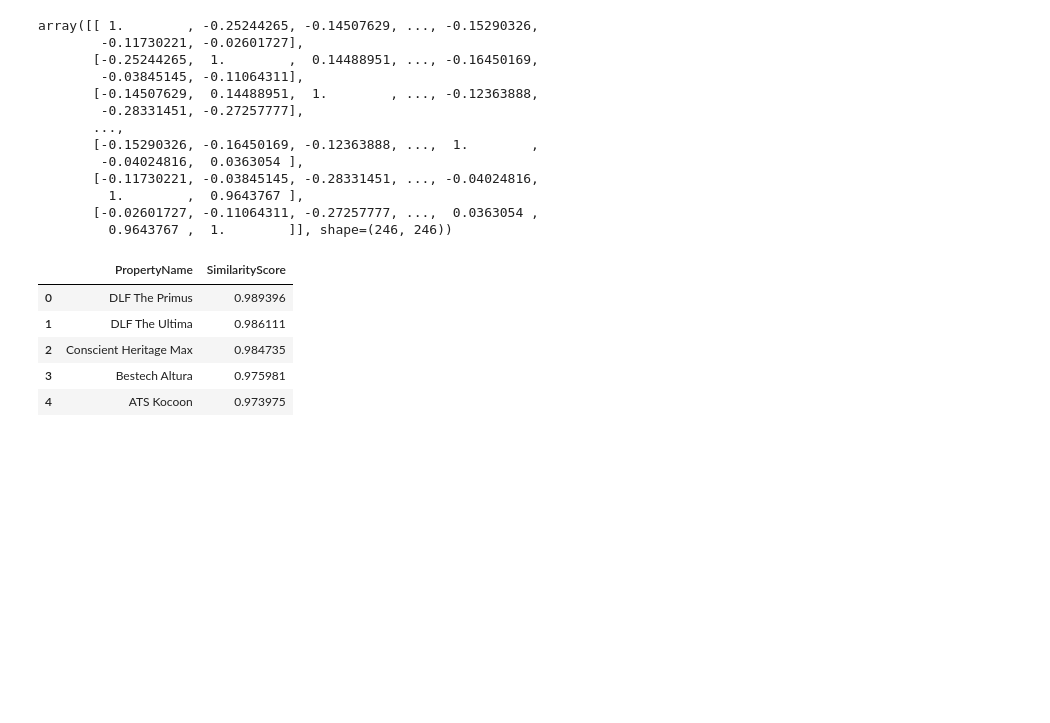
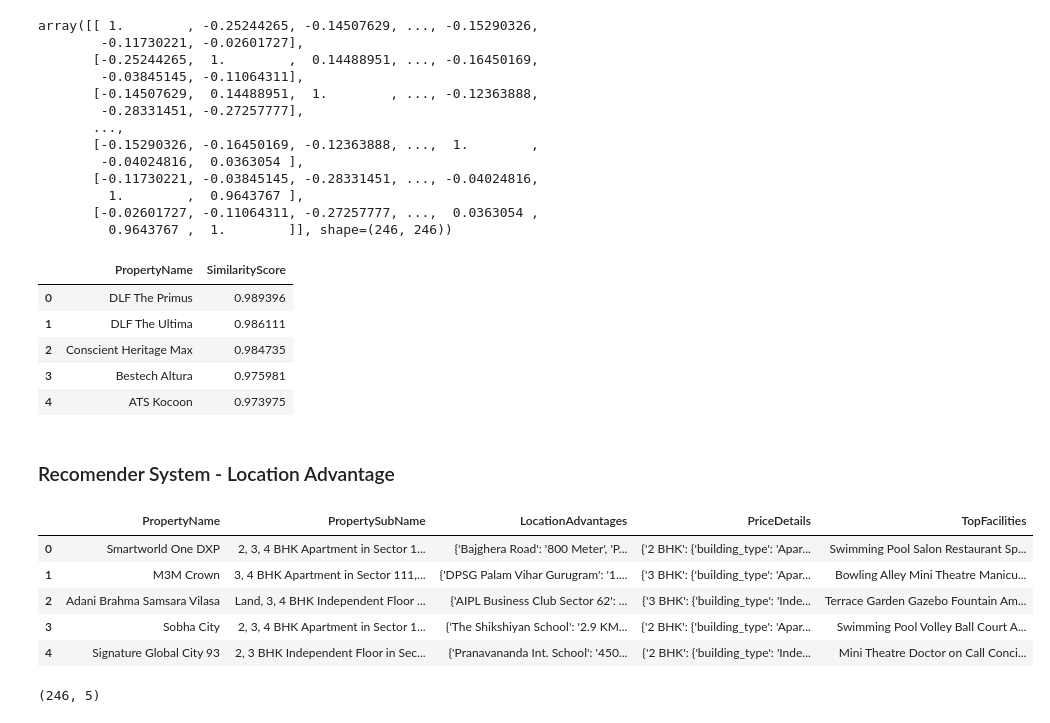
Before and after one commit to akshaypratap008/Real-Estate-Project, a Jupyter notebook: notebooks/recommender-system/1_recommender_system.ipynb, the cells around one changed output. Saved outputs shown, nothing was run; the diff lists cells and outputs as text; code cells hidden in the pictures; blank space fills up the shorter version.

```diff
--- a/notebooks/recommender-system/1_recommender_system.ipynb
+++ b/notebooks/recommender-system/1_recommender_system.ipynb
@@ -679,3 +695,18 @@ def recommend_properties(property_name, cosine_sim = cos_sim1):
     })
 
     return recomendations_df
+# %% [markdown]
+### Recomender System - Location Advantage
+# %%
+df.head()
+# %% [output]
+|  | PropertyName | PropertySubName | LocationAdvantages | PriceDetails | TopFacilities |
+| 0 | Smartworld One DXP | 2, 3, 4 BHK Apartment in Sector 1... | {'Bajghera Road': '800 Meter', 'P... | {'2 BHK': {'building_type': 'Apar... | Swimming Pool Salon Restaurant Sp... |
+| 1 | M3M Crown | 3, 4 BHK Apartment in Sector 111,... | {'DPSG Palam Vihar Gurugram': '1.... | {'3 BHK': {'building_type': 'Apar... | Bowling Alley Mini Theatre Manicu... |
+| 2 | Adani Brahma Samsara Vilasa | Land, 3, 4 BHK Independent Floor ... | {'AIPL Business Club Sector 62': ... | {'3 BHK': {'building_type': 'Inde... | Terrace Garden Gazebo Fountain Am... |
+| 3 | Sobha City | 2, 3, 4 BHK Apartment in Sector 1... | {'The Shikshiyan School': '2.9 KM... | {'2 BHK': {'building_type': 'Apar... | Swimming Pool Volley Ball Court A... |
+| 4 | Signature Global City 93 | 2, 3 BHK Independent Floor in Sec... | {'Pranavananda Int. School': '450... | {'2 BHK': {'building_type': 'Inde... | Mini Theatre Doctor on Call Conci... |
+# %%
+df.shape
+# %% [output]
+(246, 5)
```
Also changed, not shown: parts of 15 cells of this notebook.
